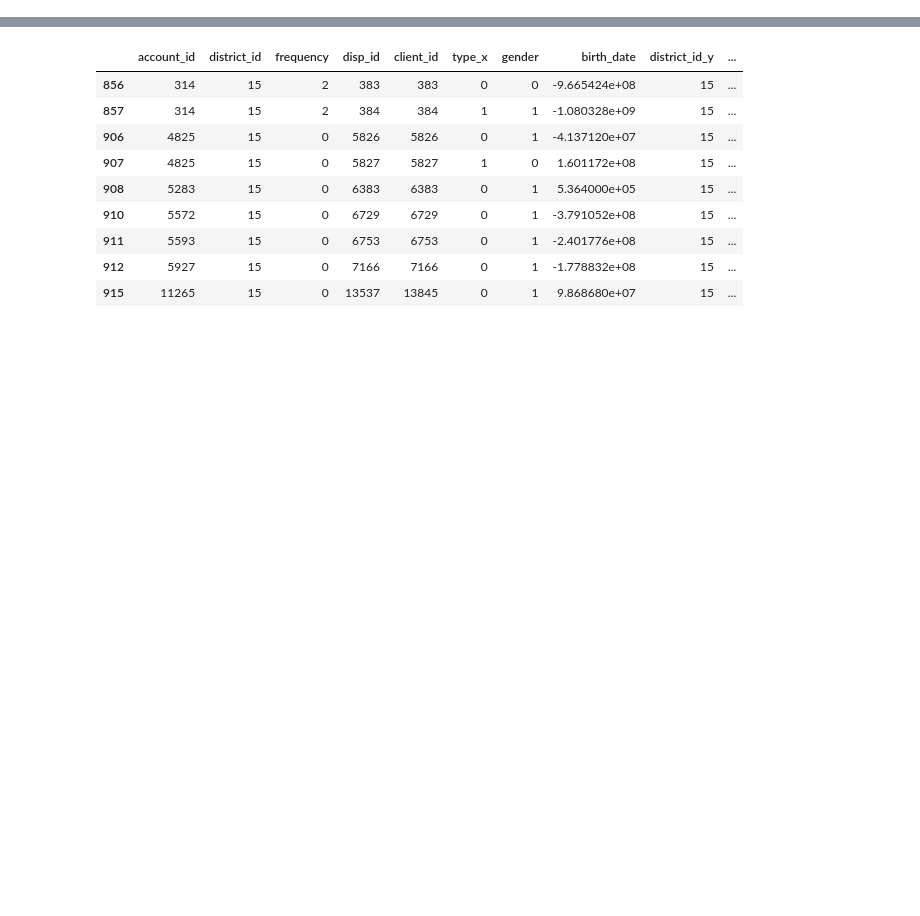
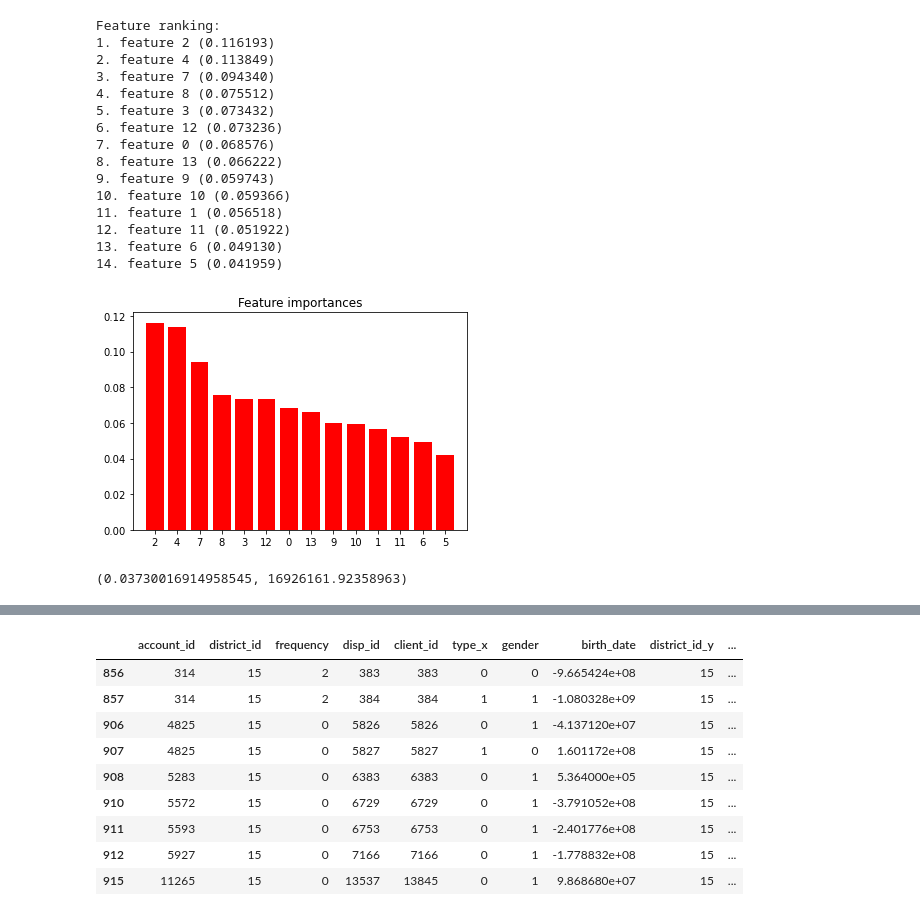
Before and after one commit to LaneMatthewJ/teamAllBlacks_czechBanking, a Jupyter notebook: RegressionAttempt.ipynb, the cells around one changed output, grey strips where cells are left out. Saved outputs shown, nothing was run; the diff lists cells and outputs as text; code cells hidden in the pictures; blank space fills up the shorter version.

```diff
--- a/RegressionAttempt.ipynb
+++ b/RegressionAttempt.ipynb
@@ -197,0 +198,21 @@ Feature ranking:
+# %%
+randomForestAccuracy = applyModelToDataframe(medianPerDistrict, allXColumns, yVector, RandomForestRegressor, True, 'randomForest')
+randomForestAccuracy
+# %% [output]
+Feature ranking:
+1. feature 2 (0.116193)
+2. feature 4 (0.113849)
+3. feature 7 (0.094340)
+4. feature 8 (0.075512)
+5. feature 3 (0.073432)
+6. feature 12 (0.073236)
+7. feature 0 (0.068576)
+8. feature 13 (0.066222)
+9. feature 9 (0.059743)
+10. feature 10 (0.059366)
+11. feature 1 (0.056518)
+12. feature 11 (0.051922)
+13. feature 6 (0.049130)
+14. feature 5 (0.041959)
+[figure, added]
+(0.03730016914958545, 16926161.92358963)
```
Also changed, not shown: parts of 12 cells of this notebook, 1 other file.
